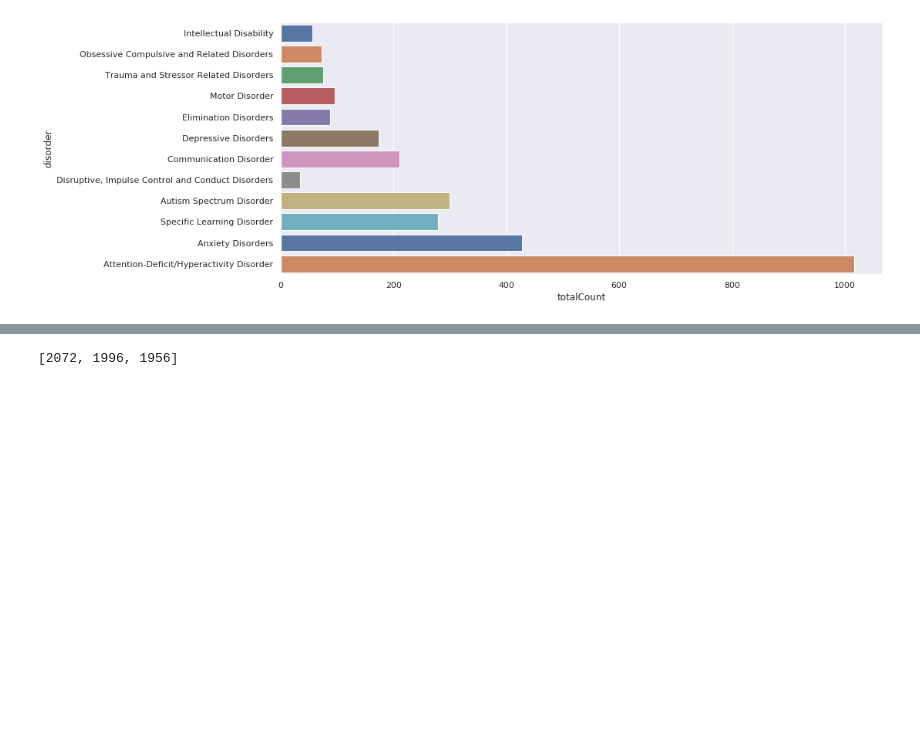
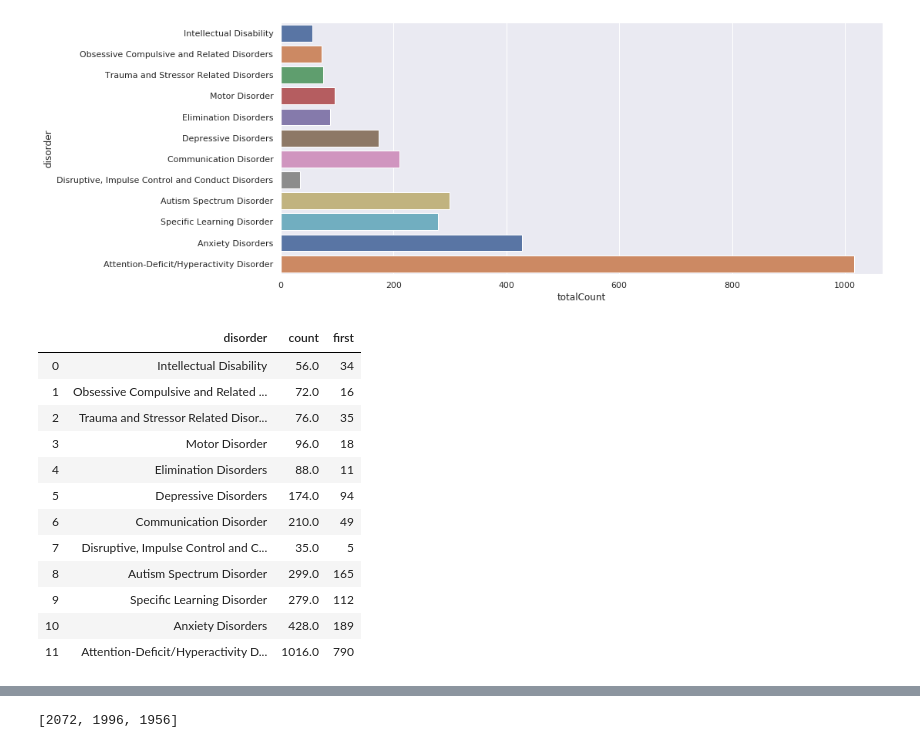
Before and after one commit to sanagno/psychiatry-mri-eeg, a Jupyter notebook: data_exploration.ipynb, the cells around one changed output, grey strips where cells are left out. Cells and saved outputs as stored; diff of their text form; code cells hidden in the pictures; blank space fills up the shorter version.

```diff
--- a/data_exploration.ipynb
+++ b/data_exploration.ipynb
@@ -365,10 +371,26 @@ for i, disorder in enumerate(most_common_disorders):
 
     np.add.at(classes[i], disorder_df.index.values, 1)
 # %%
-df = pd.DataFrame({'disorder': most_common_disorders, 'count': np.sum(classes, axis=1)})
+df = pd.DataFrame({'disorder': most_common_disorders, 'count': np.sum(classes, axis=1), 'first': first_diagnosis})
 
 ax = sns.barplot(x='count', y='disorder', data=df, palette="deep")
 ax.set_xlabel('totalCount')
 # %% [output]
 Text(0.5, 0, 'totalCount')
 [figure]
+# %%
+df
+# %% [output]
+|  | disorder | count | first |
+| 0 | Intellectual Disability | 56.0 | 34 |
+| 1 | Obsessive Compulsive and Related ... | 72.0 | 16 |
+| 2 | Trauma and Stressor Related Disor... | 76.0 | 35 |
+| 3 | Motor Disorder | 96.0 | 18 |
+| 4 | Elimination Disorders | 88.0 | 11 |
+| 5 | Depressive Disorders | 174.0 | 94 |
+| 6 | Communication Disorder | 210.0 | 49 |
+| 7 | Disruptive, Impulse Control and C... | 35.0 | 5 |
+| 8 | Autism Spectrum Disorder | 299.0 | 165 |
+| 9 | Specific Learning Disorder | 279.0 | 112 |
+| 10 | Anxiety Disorders | 428.0 | 189 |
+| 11 | Attention-Deficit/Hyperactivity D... | 1016.0 | 790 |
```
Also changed, not shown: parts of 5 cells of this notebook.
